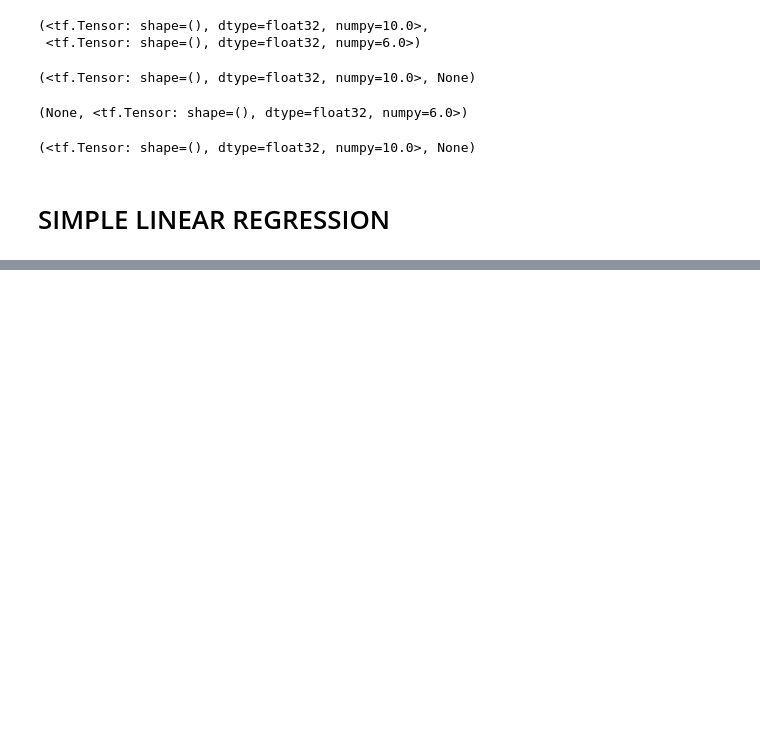
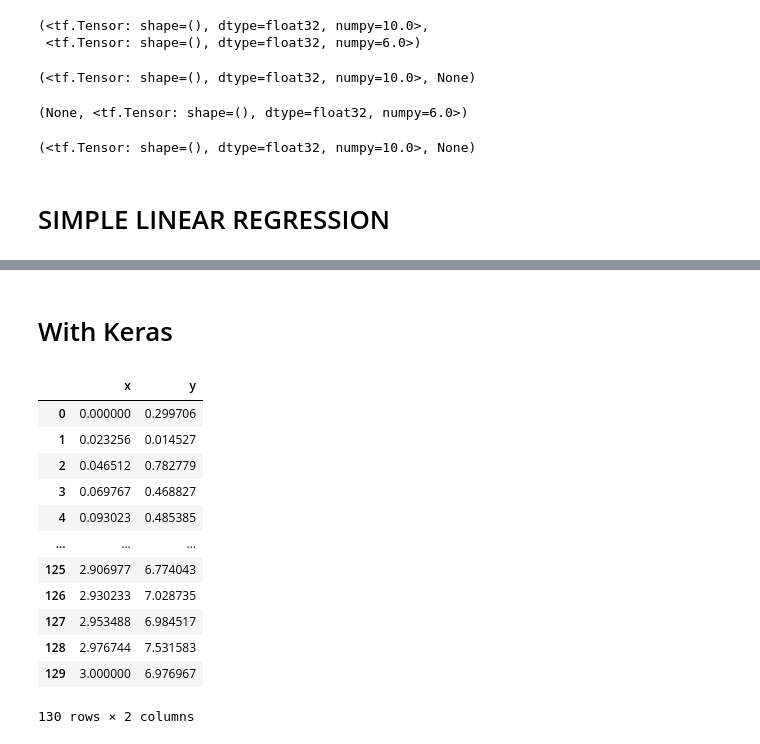
Before and after one commit to Felipeagq/TensorFlow, a Jupyter notebook: Linear Regression.ipynb, the cells around one changed output, grey strips where cells are left out. Saved outputs shown, nothing was run; the diff lists cells and outputs as text; code cells hidden in the pictures; blank space fills up the shorter version.

```diff
--- a/Linear Regression.ipynb
+++ b/Linear Regression.ipynb
@@ -311,0 +312,19 @@ plt.show()
+# %% [markdown]
+# With Keras
+# %%
+data = pd.DataFrame(columns=['x','y'],data=zip(x,y))
+data
+# %% [output]
+|  | x | y |
+| 0 | 0.000000 | 0.299706 |
+| 1 | 0.023256 | 0.014527 |
+| 2 | 0.046512 | 0.782779 |
+| 3 | 0.069767 | 0.468827 |
+| 4 | 0.093023 | 0.485385 |
+| ... | ... | ... |
+| 125 | 2.906977 | 6.774043 |
+| 126 | 2.930233 | 7.028735 |
+| 127 | 2.953488 | 6.984517 |
+| 128 | 2.976744 | 7.531583 |
+| 129 | 3.000000 | 6.976967 |
+130 rows × 2 columns
```
Also changed, not shown: parts of 14 cells of this notebook.
